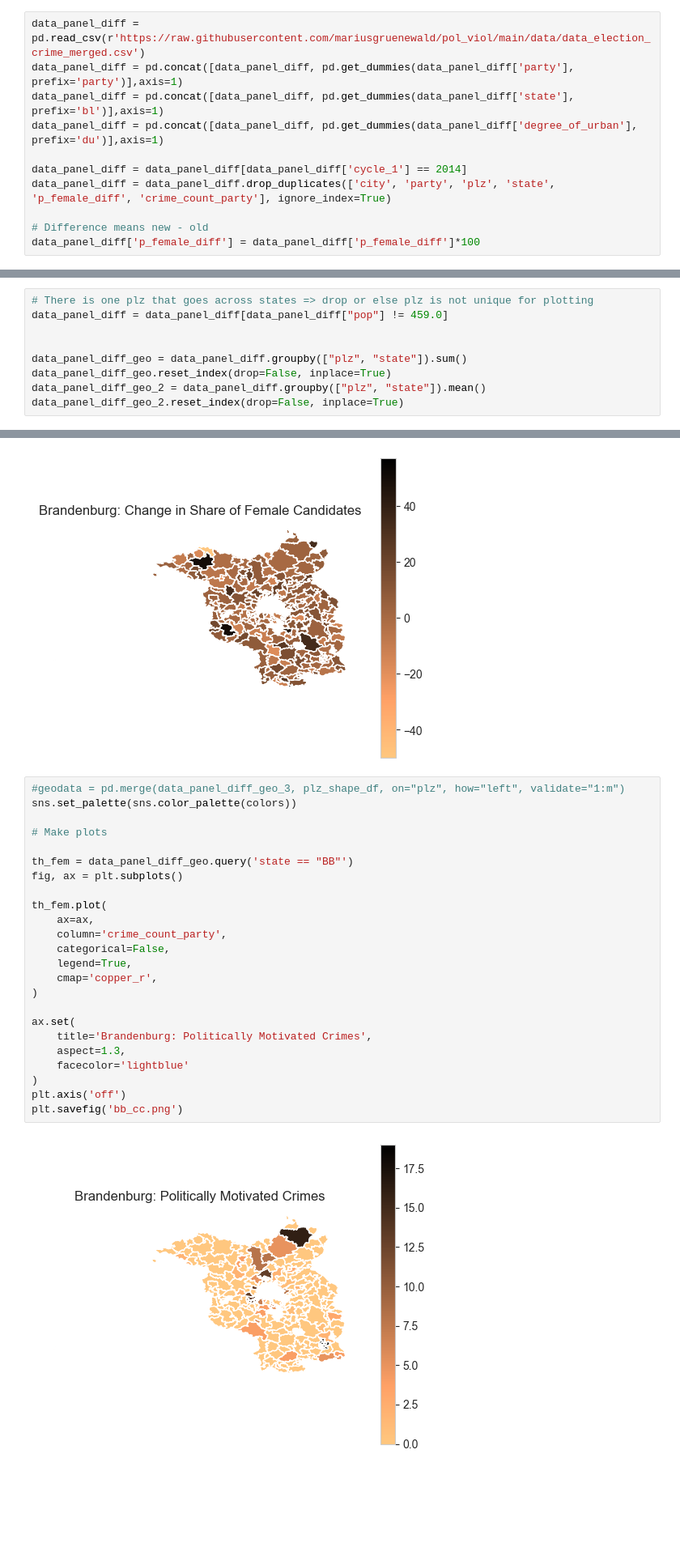
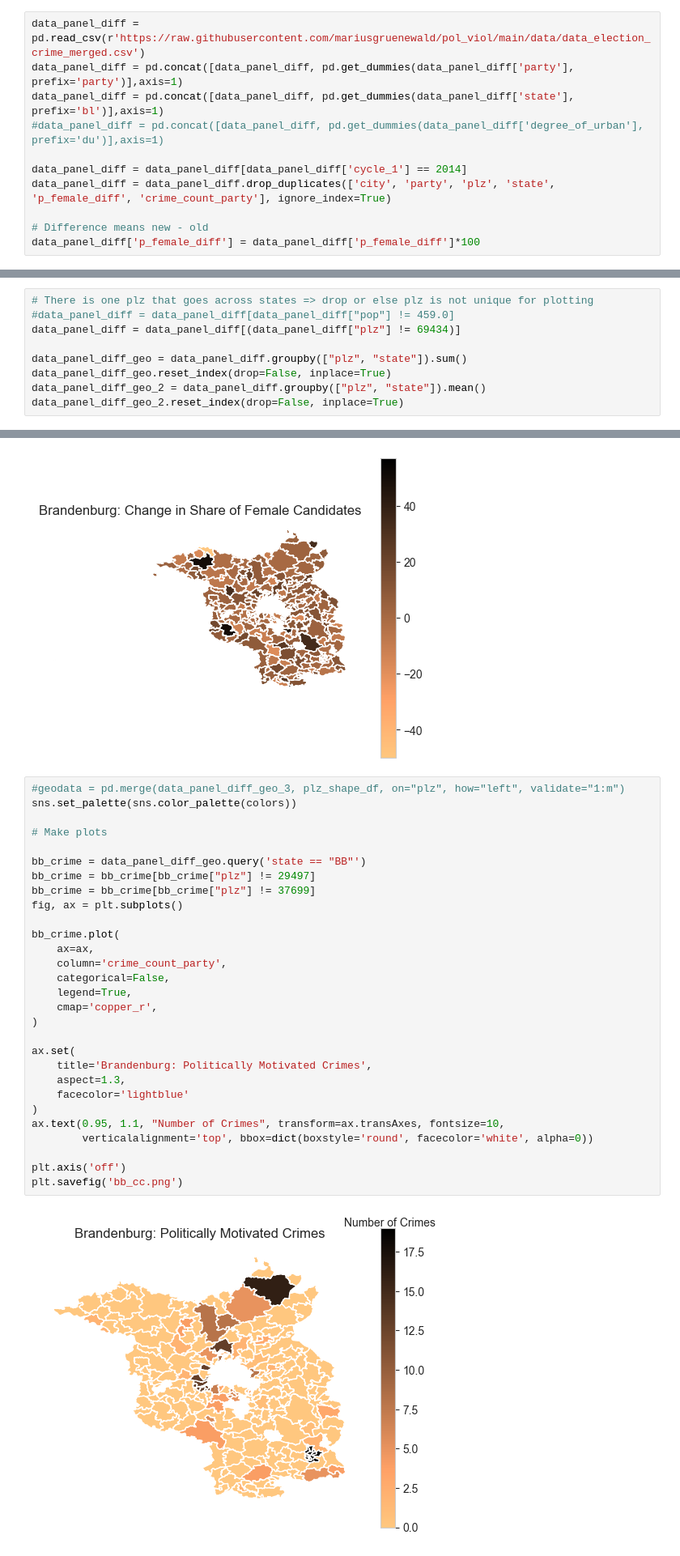
Before and after one commit to mariusgruenewald/pol_viol, a Jupyter notebook: codes/descriptive_analysis.ipynb, the cells around one changed output, grey strips where cells are left out. Shown at 81% size. Drawn from its saved outputs; the diff is of its cells as text; blank space fills up the shorter version.

```diff
--- a/codes/descriptive_analysis.ipynb
+++ b/codes/descriptive_analysis.ipynb
@@ -21,7 +38,7 @@ import re
 data_panel_diff = pd.read_csv(r'https://raw.githubusercontent.com/mariusgruenewald/pol_viol/main/data/data_election_crime_merged.csv')
 data_panel_diff = pd.concat([data_panel_diff, pd.get_dummies(data_panel_diff['party'], prefix='party')],axis=1)
 data_panel_diff = pd.concat([data_panel_diff, pd.get_dummies(data_panel_diff['state'], prefix='bl')],axis=1)
-data_panel_diff = pd.concat([data_panel_diff, pd.get_dummies(data_panel_diff['degree_of_urban'], prefix='du')],axis=1)
+#data_panel_diff = pd.concat([data_panel_diff, pd.get_dummies(data_panel_diff['degree_of_urban'], prefix='du')],axis=1)
 
 data_panel_diff = data_panel_diff[data_panel_diff['cycle_1'] == 2014]
 data_panel_diff = data_panel_diff.drop_duplicates(['city', 'party', 'plz', 'state', 'p_female_diff', 'crime_count_party'], ignore_index=True)
@@ -138,8 +155,8 @@ data_panel_diff[["plz","state","crime_count_party"]].groupby("plz").count().sort
 1992 rows × 2 columns
 # %%
 # There is one plz that goes across states => drop or else plz is not unique for plotting
-data_panel_diff = data_panel_diff[data_panel_diff["pop"] != 459.0]
-
+#data_panel_diff = data_panel_diff[data_panel_diff["pop"] != 459.0]
+data_panel_diff = data_panel_diff[(data_panel_diff["plz"] != 69434)]
 
 data_panel_diff_geo = data_panel_diff.groupby(["plz", "state"]).sum()
 data_panel_diff_geo.reset_index(drop=False, inplace=True)
@@ -337,29 +363,34 @@ plt.savefig('bb_sf.png')
 # %%
 #geodata = pd.merge(data_panel_diff_geo_3, plz_shape_df, on="plz", how="left", validate="1:m")
 sns.set_palette(sns.color_palette(colors))
 
 # Make plots
 
-th_fem = data_panel_diff_geo.query('state == "BB"')
+bb_crime = data_panel_diff_geo.query('state == "BB"')
+bb_crime = bb_crime[bb_crime["plz"] != 29497]
+bb_crime = bb_crime[bb_crime["plz"] != 37699]
 fig, ax = plt.subplots()
 
-th_fem.plot(
+bb_crime.plot(
     ax=ax,
     column='crime_count_party',
     categorical=False,
     legend=True,
     cmap='copper_r',
 )
 
 ax.set(
     title='Brandenburg: Politically Motivated Crimes',
     aspect=1.3,
     facecolor='lightblue'
 )
+ax.text(0.95, 1.1, "Number of Crimes", transform=ax.transAxes, fontsize=10,
+        verticalalignment='top', bbox=dict(boxstyle='round', facecolor='white', alpha=0))
+
 plt.axis('off')
 plt.savefig('bb_cc.png')
 # %% [output]
-[figure, old version]
+[figure, new version]
 # %%
 #geodata = pd.merge(data_panel_diff_geo_3, plz_shape_df, on="plz", how="left", validate="1:m")
 sns.set_palette(sns.color_palette(colors))
```
Also changed, not shown: parts of 11 cells of this notebook, 16 other files.
